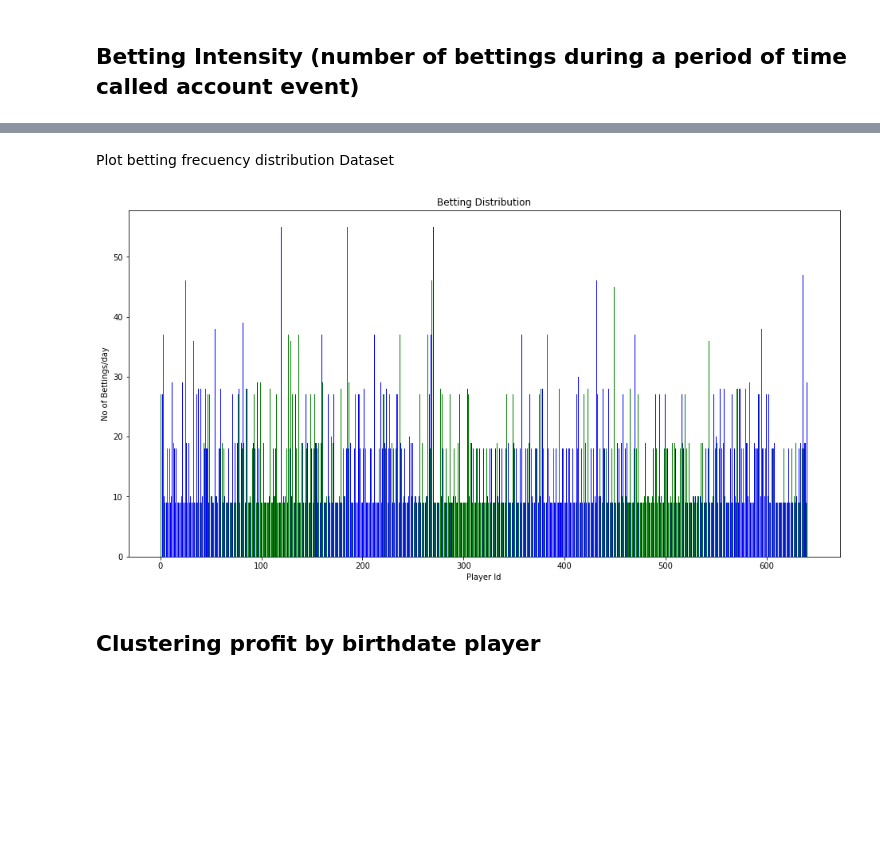
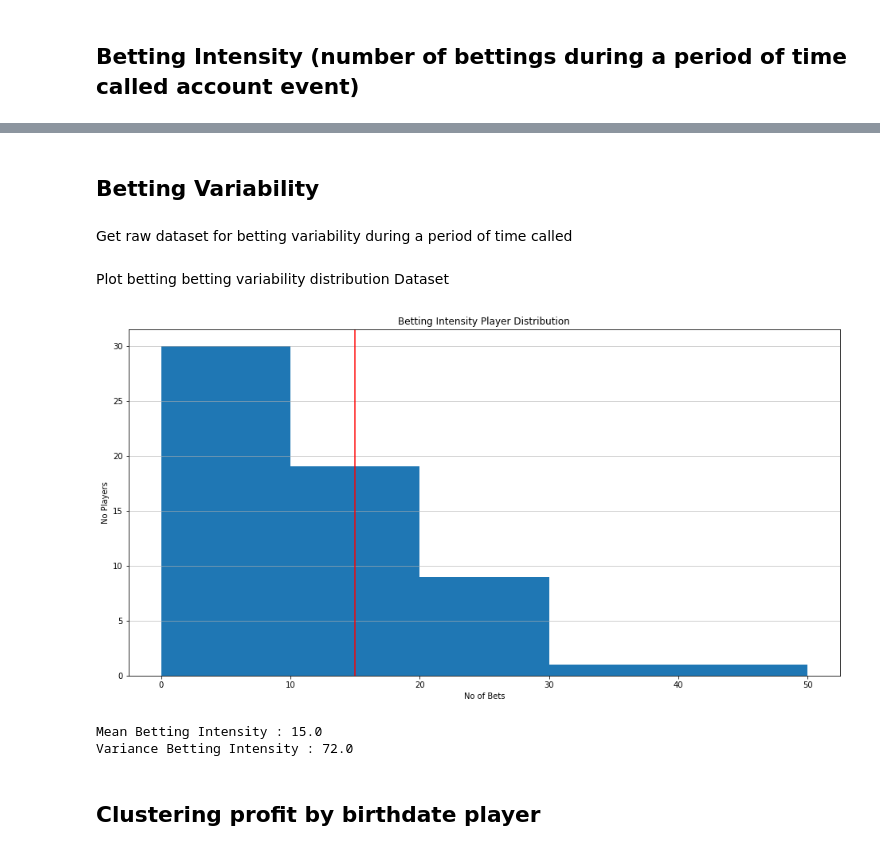
Before and after one commit to masalinas/training-vertica-python, a Jupyter notebook: notebooks/sgij_EDA_mysql.ipynb, the cells around one changed output, grey strips where cells are left out. Drawn from its saved outputs; the diff is of its cells as text; code cells hidden in the pictures; blank space fills up the shorter version.

```diff
--- a/notebooks/sgij_EDA_mysql.ipynb
+++ b/notebooks/sgij_EDA_mysql.ipynb
@@ -75,3 +170,7 @@ Get raw Dataset for players with more that 8 beetings at least during a account
+# %% [markdown]
+## Betting Variability
+# %% [markdown]
+Get raw dataset for betting variability during a period of time called
 # %%
 cursor = cnx.cursor()
 
@@ -80,27 +179,37 @@ query = ("SELECT @rownum:=@rownum+1 AS row_num, SUM(bettings) as total"
          " WHERE pl.operator_id = ac.operator_id"
          " AND pl.player_id = ac.player_id"
          " AND ac.bettings > 8"
-         " GROUP BY pl.operator_id, pl.player_id;")
+         " AND YEAR(pl.activation_date) = %s"
+         " GROUP BY pl.operator_id, pl.player_id;") %YEAR
 
 cursor.execute(query)
 
 # return a list of tuples
-result_bettings = list(cursor.fetchall())
+result_betting_variability = list(cursor.fetchall())
 # %% [markdown]
-Plot betting frecuency distribution Dataset
+Plot betting betting variability distribution Dataset
 # %%
-data = np.array(result_bettings) # numpy convert to string all values
+data = np.array(result_betting_variability) # numpy convert to string all values
 labels = data[:, 0]
 values = data[:, 1].astype(int)
 
+mean = round(values.mean())
+
 plt.figure(figsize=(16, 8))
-plt.bar(labels, values, color=('green', 'blue'))
-plt.title('Betting Distribution')
-plt.xlabel('Player Id')
-plt.ylabel('No of Bettings/day')
+cuenta, cajas, ignorar = plt.hist(values, bins=np.arange(0, 60, 10))
+plt.title('Betting Intensity Player Distribution')
+plt.xlabel('No of Bets')
+plt.ylabel('No Players')
+plt.axvline(x=mean, color='r', linestyle='-')
+plt.grid(axis='y', alpha=0.75)
 plt.show()
+
+print('Mean Betting Intensity : ' + str(mean))
+print('Variance Betting Intensity : ' + str(round(np.var(values))))
 # %% [output]
-[figure, old version]
+[figure, new version]
+Mean Betting Intensity : 15.0
+Variance Betting Intensity : 72.0
 # %% [markdown]
 ## Clustering profit by birthdate player
 # %% [markdown]
```
Also changed, not shown: parts of 16 cells of this notebook, 8 other files.
